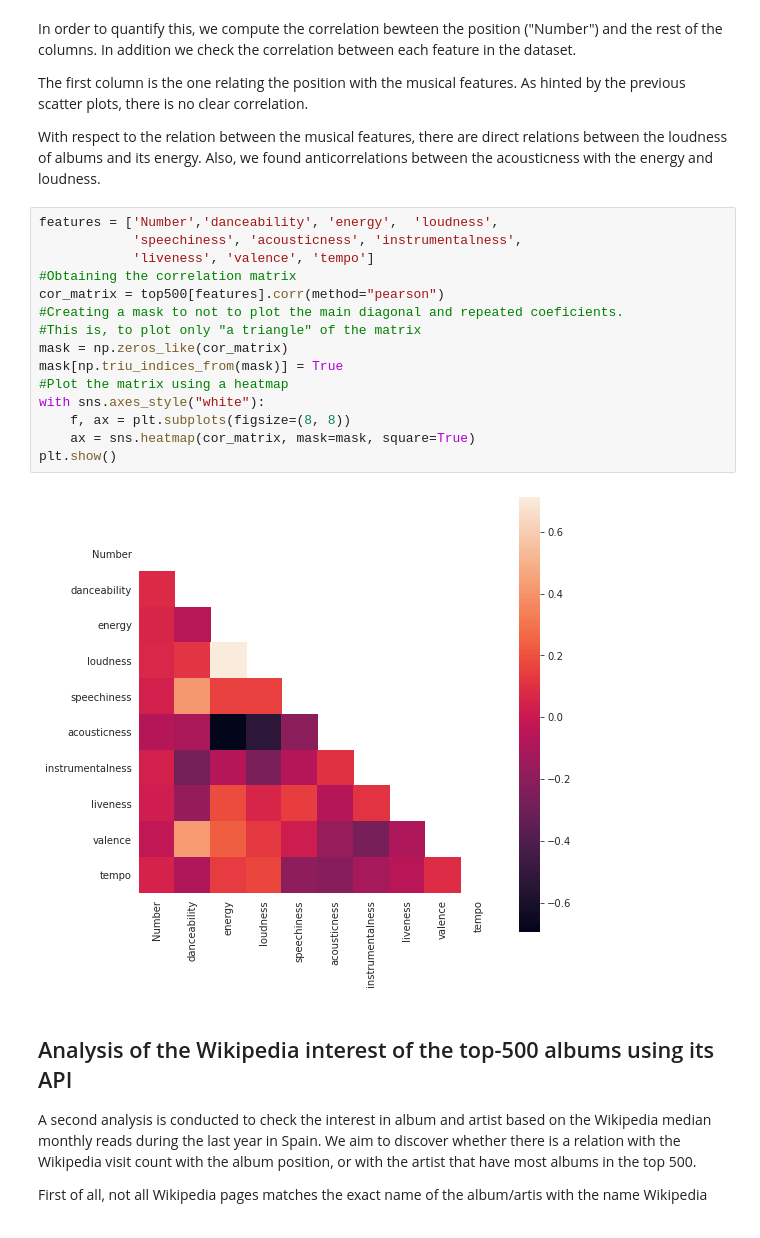
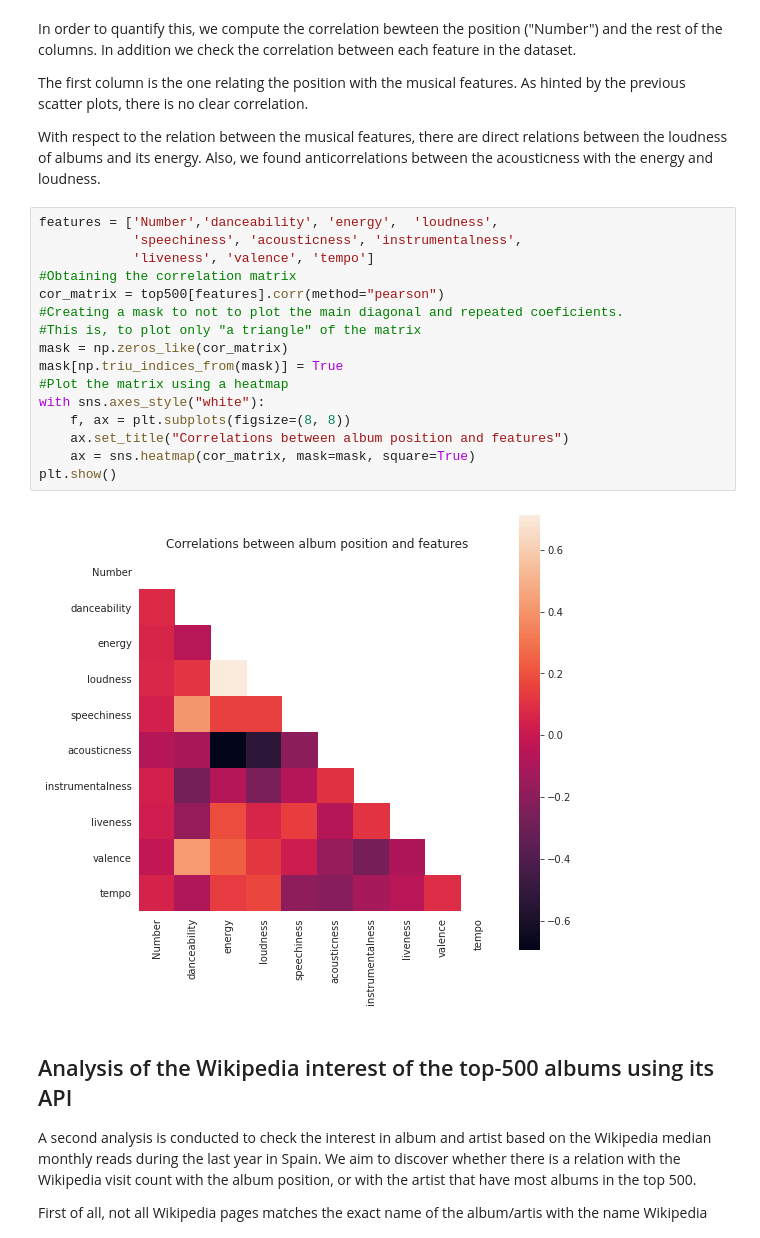
Before and after one commit to nachordo/pipelines-project, a Jupyter notebook: your-code/data-analysis.ipynb, the cells around one changed output. Cells and saved outputs as stored; diff of their text form.

Commit message:
Modified plot and added 2 plots to the README

```diff
--- a/your-code/data-analysis.ipynb
+++ b/your-code/data-analysis.ipynb
@@ -132,20 +132,21 @@ With respect to the relation between the musical features, there are direct rela
 # %%
 features = ['Number','danceability', 'energy',  'loudness',
             'speechiness', 'acousticness', 'instrumentalness',
             'liveness', 'valence', 'tempo']
 #Obtaining the correlation matrix
 cor_matrix = top500[features].corr(method="pearson")
 #Creating a mask to not to plot the main diagonal and repeated coeficients.
 #This is, to plot only "a triangle" of the matrix
 mask = np.zeros_like(cor_matrix)
 mask[np.triu_indices_from(mask)] = True
 #Plot the matrix using a heatmap
 with sns.axes_style("white"):
     f, ax = plt.subplots(figsize=(8, 8))
+    ax.set_title("Correlations between album position and features")
     ax = sns.heatmap(cor_matrix, mask=mask, square=True)
 plt.show()
 # %% [output]
-[figure, old version]
+[figure, new version]
 # %% [markdown]
 ## Analysis of the Wikipedia interest of the top-500 albums using its API
 
```
Also changed, not shown: parts of 2 cells of this notebook, 1 other file.
